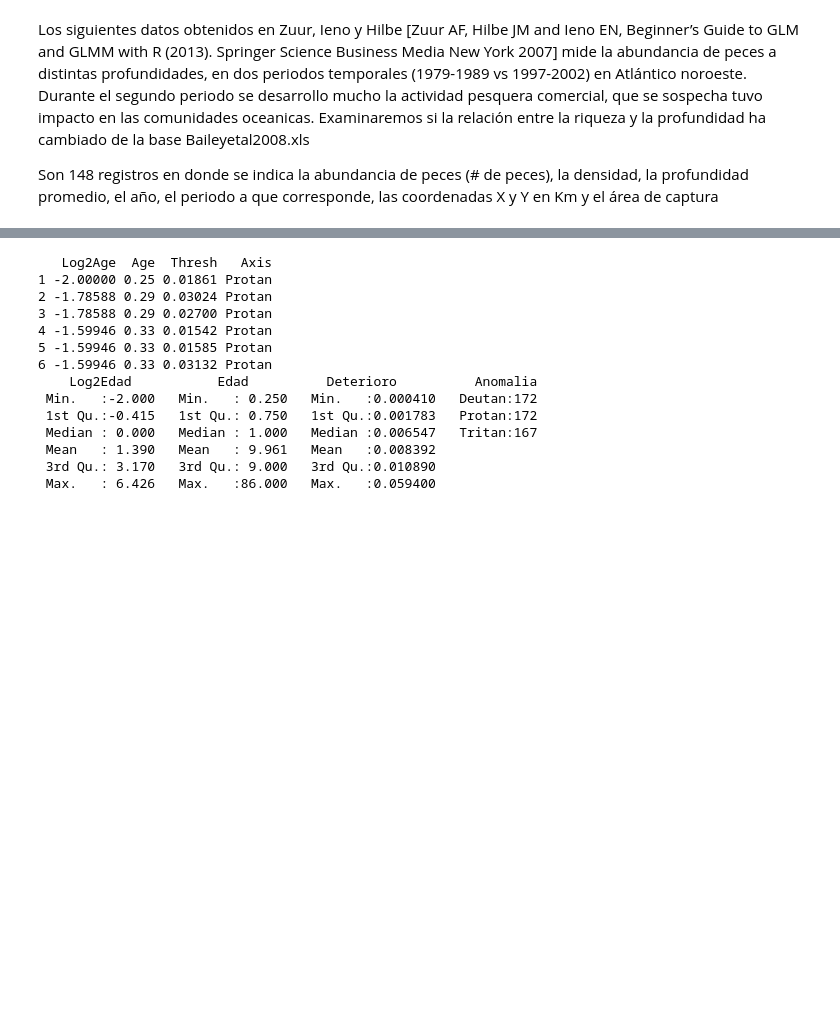
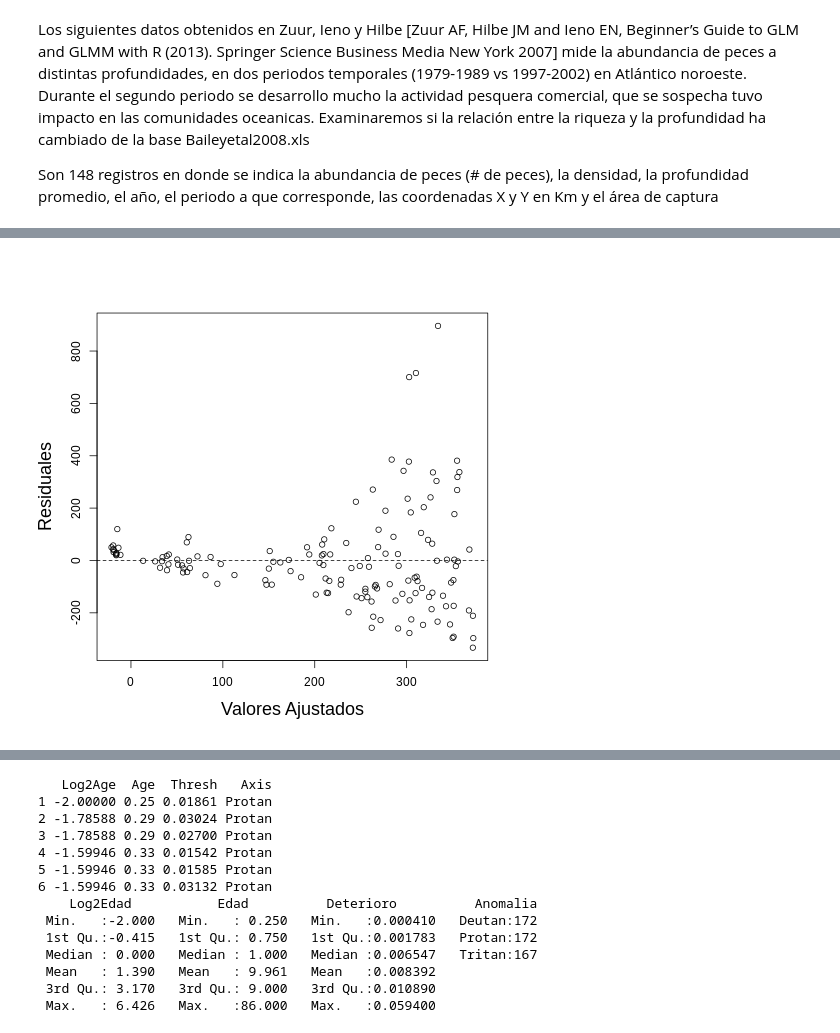
Before and after one commit to edgaryair1024/RtoLearn, a Jupyter notebook: M3/Módulo3.ipynb, the cells around one changed output, grey strips where cells are left out. Cells and saved outputs as stored; diff of their text form; code cells hidden in the pictures; blank space fills up the shorter version.

```diff
--- a/M3/Módulo3.ipynb
+++ b/M3/Módulo3.ipynb
@@ -318,0 +401,5 @@ Son 148 registros en donde se indica la abundancia de peces (# de peces), la den
+# %%
+%%R
+M0 <- lm(Num_Peces ~ Profundidad, data = Peces)
+# La evaluamos
+summary(M0)
@@ -318,0 +424,10 @@ Son 148 registros en donde se indica la abundancia de peces (# de peces), la den
+# %%
+%%R
+#Prueba de homocedasticidad
+E0 <- resid(M0)
+F0 <- fitted(M0)
+# Grafica Residuales vs Valores Ajustados
+plot(x = F0, y = E0, xlab = "Valores Ajustados", ylab = "Residuales", cex.lab = 1.5)
+abline(h = 0, lty = 2)
+# %% [output]
+[figure, added]
```
Also changed, not shown: parts of 82 cells of this notebook.
